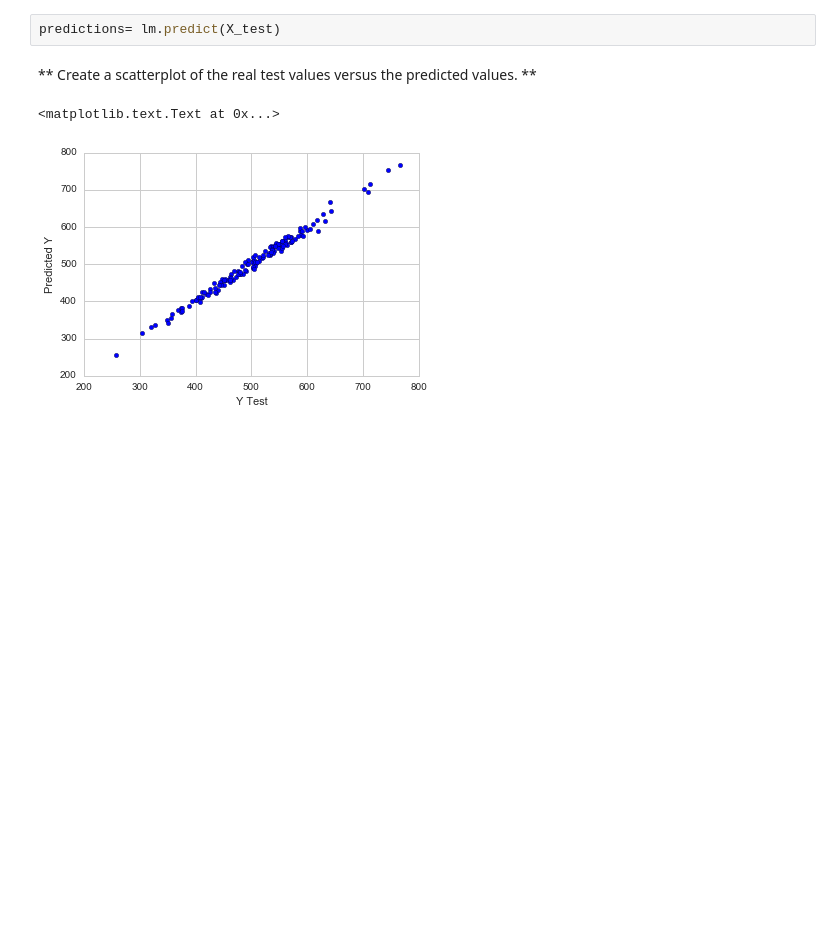
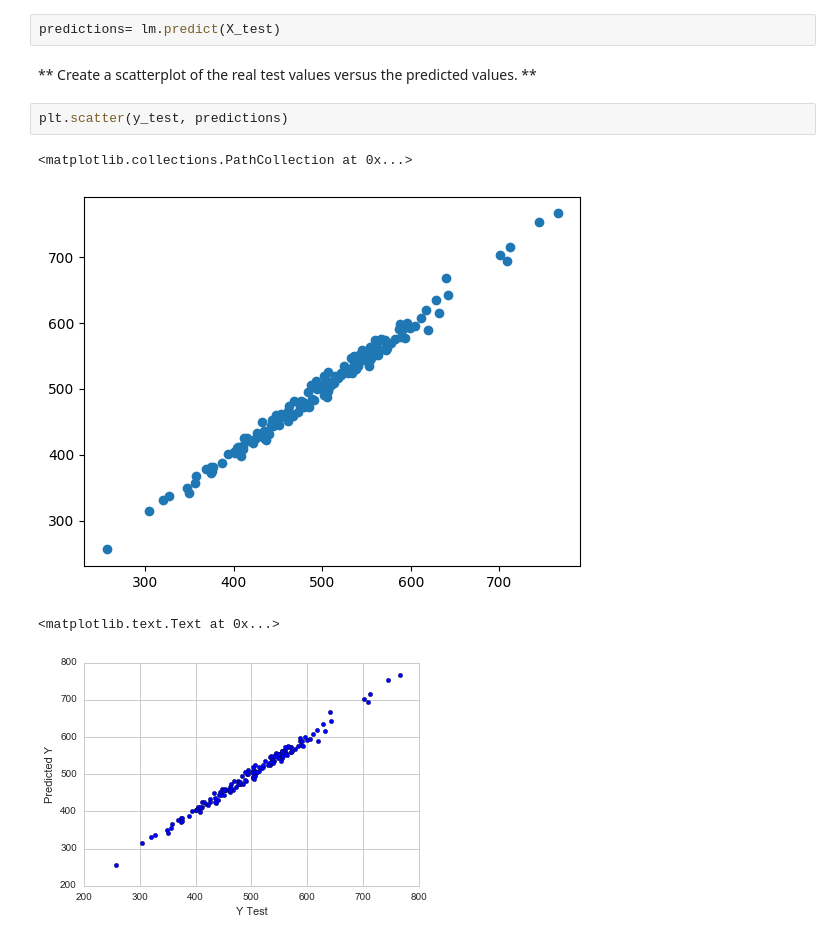
Before and after one commit to Gbohunmi/Python-for-Data-Science-and-Machine-Learning-Bootcamp-master, a Jupyter notebook: 11-Linear-Regression/02-Linear Regression Project.ipynb, the cells around one changed output. Cells and saved outputs as stored; diff of their text form; blank space fills up the shorter version.

Commit message:
Scatterplot of real values vs predicted values

```diff
--- a/11-Linear-Regression/02-Linear Regression Project.ipynb
+++ b/11-Linear-Regression/02-Linear Regression Project.ipynb
@@ -198,6 +198,11 @@ Now that we have fit our model, let's evaluate its performance by predicting off
 predictions= lm.predict(X_test)
 # %% [markdown]
 ** Create a scatterplot of the real test values versus the predicted values. **
+# %%
+plt.scatter(y_test, predictions)
+# %% [output]
+<matplotlib.collections.PathCollection at 0x...>
+[figure, added]
 # %%
 # %% [output]
 <matplotlib.text.Text at 0x...>
```
